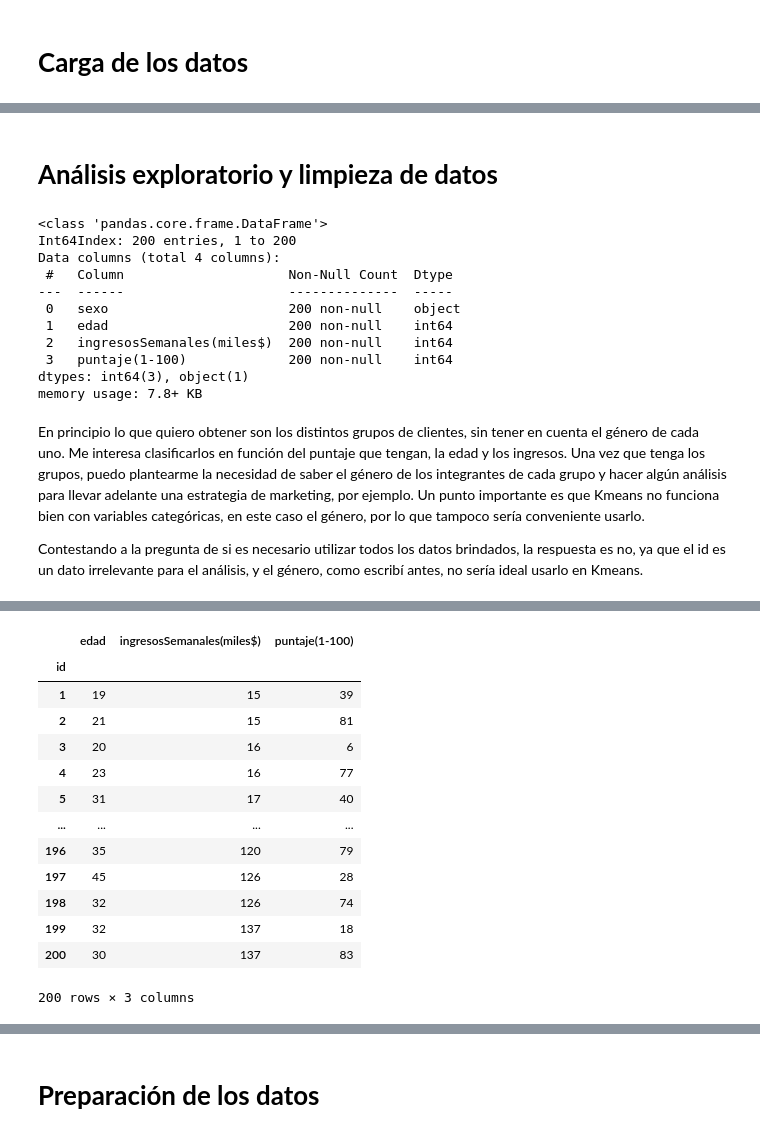
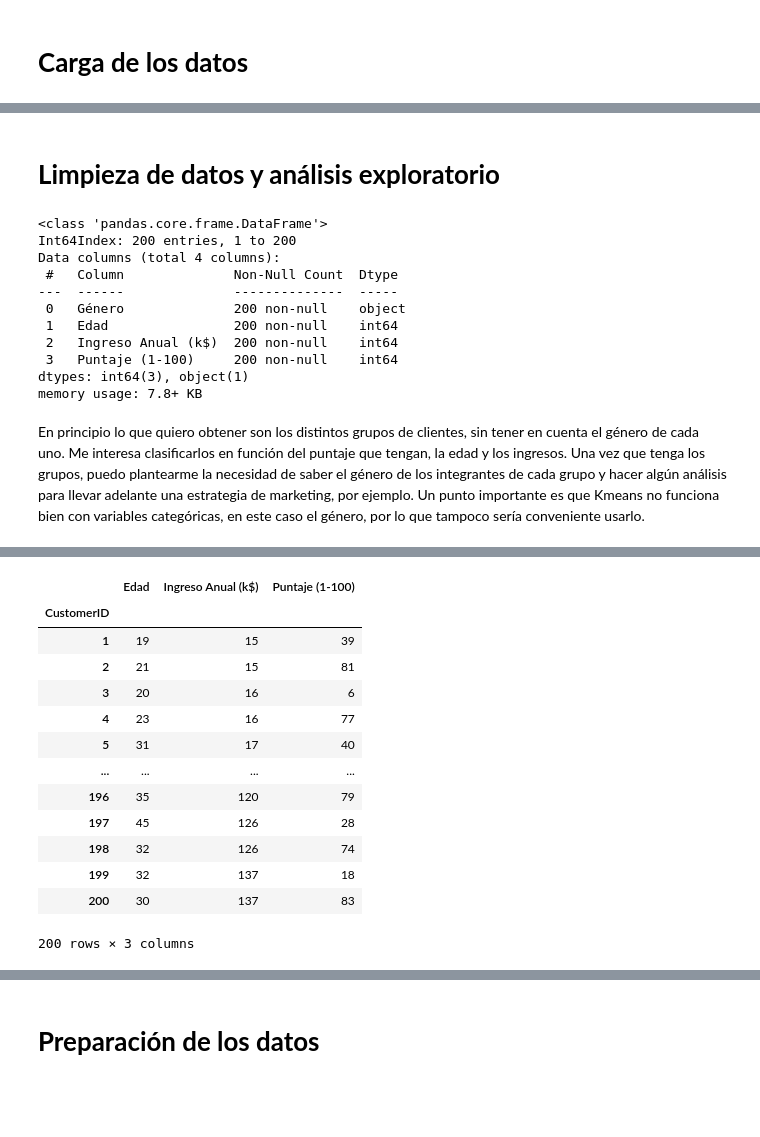
Before and after one commit to norgaston/proyecto-final-mlbd, a Jupyter notebook: Proyecto_Final_KMEANS.ipynb, the cells around one changed output, grey strips where cells are left out. Cells and saved outputs as stored; diff of their text form; code cells hidden in the pictures; blank space fills up the shorter version.

```diff
--- a/Proyecto_Final_KMEANS.ipynb
+++ b/Proyecto_Final_KMEANS.ipynb
@@ -43,5 +44,6 @@ from sklearn.utils import shuffle
 # %% [markdown]
 # **Carga de los datos**
 # %%
-ruta = '/content/clientes-kmeans.csv' # ruta desde donde voy a cargar el dataset
-df = pd.read_csv(ruta, index_col='id') # leo el csv, y dejo la columna 'id' como índice
+ruta = '/content/Mall_Customers.csv' # ruta desde donde voy a cargar el dataset
+df = pd.read_csv(ruta) # leo el csv
+df
@@ -48,25 +64,27 @@ df = pd.read_csv(ruta, index_col='id') # leo el csv, y dejo la columna 'id' como
-# %% [markdown]
-# **Análisis exploratorio y limpieza de datos**
-# %%
-df.info()
-# %% [output]
-<class 'pandas.core.frame.DataFrame'>
-Int64Index: 200 entries, 1 to 200
-Data columns (total 4 columns):
- #   Column                     Non-Null Count  Dtype
----  ------                     --------------  -----
- 0   sexo                       200 non-null    object
- 1   edad                       200 non-null    int64
- 2   ingresosSemanales(miles$)  200 non-null    int64
- 3   puntaje(1-100)             200 non-null    int64
-dtypes: int64(3), object(1)
-memory usage: 7.8+ KB
+# %% [markdown]
+# **Limpieza de datos y análisis exploratorio**
+# %%
+# Establecer la columna 'ID' como índice
+df = df.set_index('CustomerID')
+# Renombro las columnas
+df.columns = ['Género', 'Edad', 'Ingreso Anual (k$)', 'Puntaje (1-100)']
+df.info()
+# %% [output]
+<class 'pandas.core.frame.DataFrame'>
+Int64Index: 200 entries, 1 to 200
+Data columns (total 4 columns):
+ #   Column              Non-Null Count  Dtype
+---  ------              --------------  -----
+ 0   Género              200 non-null    object
+ 1   Edad                200 non-null    int64
+ 2   Ingreso Anual (k$)  200 non-null    int64
+ 3   Puntaje (1-100)     200 non-null    int64
+dtypes: int64(3), object(1)
+memory usage: 7.8+ KB
 # %% [markdown]
 En principio lo que quiero obtener son los distintos grupos de clientes, sin tener en cuenta el género de cada uno. Me interesa clasificarlos en función del puntaje que tengan, la edad y los ingresos. Una vez que tenga los grupos, puedo plantearme la necesidad de saber el género de los integrantes de cada grupo y hacer algún análisis para llevar adelante una estrategia de marketing, por ejemplo. Un punto importante es que Kmeans no funciona bien con variables categóricas, en este caso el género, por lo que tampoco sería conveniente usarlo.
-
-Contestando a la pregunta de si es necesario utilizar todos los datos brindados, la respuesta es no, ya que el id es un dato irrelevante para el análisis, y el género, como escribí antes, no sería ideal usarlo en Kmeans.
 # %%
-df.drop(columns=['sexo'], inplace=True) # descarto la columna del género
+df.drop(columns=['Género'], inplace=True) # descarto la columna del género
 print(df.describe())
 df
 # %% [output]
@@ -82,5 +100,5 @@ max     70.000000                 137.000000       99.000000
-|  | edad | ingresosSemanales(miles$) | puntaje(1-100) |
-| id |  |  |  |
+|  | Edad | Ingreso Anual (k$) | Puntaje (1-100) |
+| CustomerID |  |  |  |
 | 1 | 19 | 15 | 39 |
 | 2 | 21 | 15 | 81 |
 | 3 | 20 | 16 | 6 |
```
Also changed, not shown: parts of 23 cells of this notebook.
